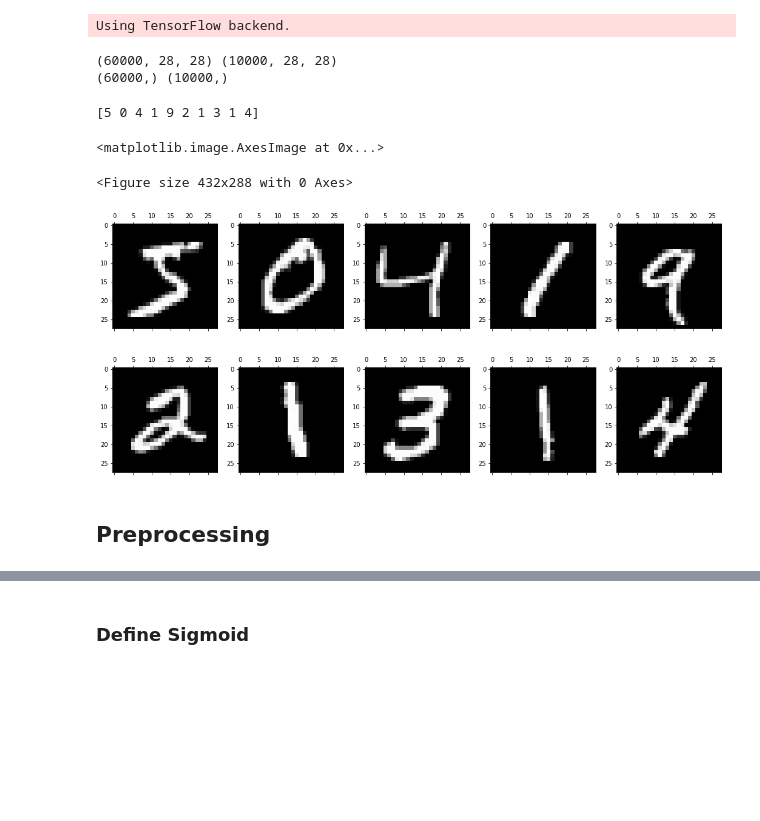
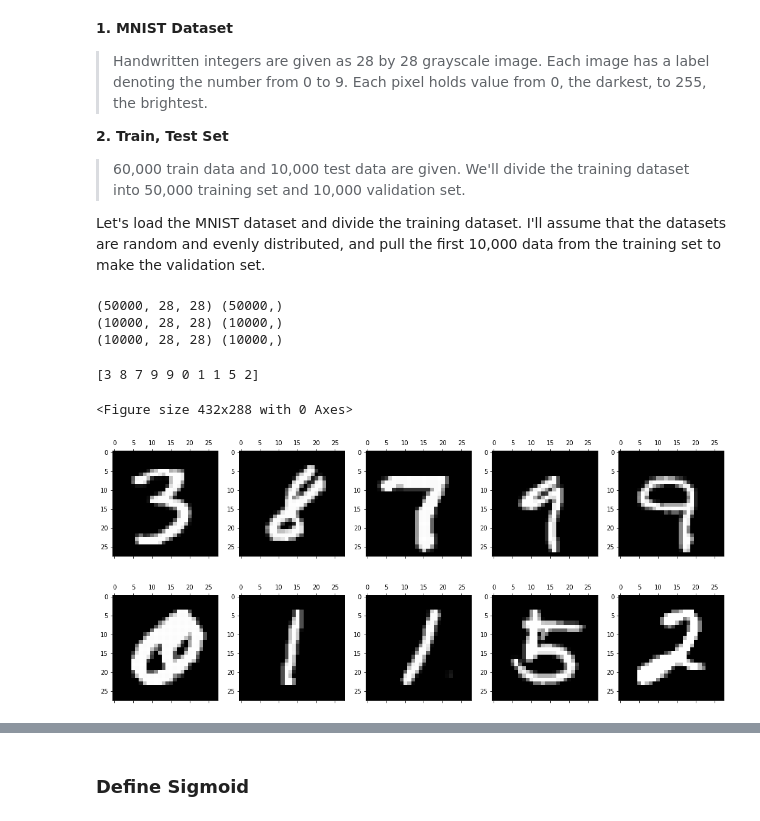
Before and after one commit to arkincognito/ML-from-scrap, a Jupyter notebook: 0604_MiniBatch_BatchNormalization_trial.ipynb, the cells around one changed output, grey strips where cells are left out. Saved outputs shown, nothing was run; the diff lists cells and outputs as text; code cells hidden in the pictures; blank space fills up the shorter version.

```diff
--- a/0604_MiniBatch_BatchNormalization_trial.ipynb
+++ b/0604_MiniBatch_BatchNormalization_trial.ipynb
@@ -36,42 +20,46 @@ warnings.filterwarnings(action='ignore') # 경고 메시지를 숨길 수 있습
+# %% [markdown]
+**1. MNIST Dataset**
+> Handwritten integers are given as 28 by 28 grayscale image. Each image has a label denoting the number from 0 to 9. Each pixel holds value from 0, the darkest, to 255, the brightest.
+
+**2. Train, Test Set**
+> 60,000 train data and 10,000 test data are given. We'll divide the training dataset into 50,000 training set and 10,000 validation set.
+
+Let's load the MNIST dataset and divide the training dataset. I'll assume that the datasets are random and evenly distributed, and pull the first 10,000 data from the training set to make the validation set.
 # %%
 from keras.datasets import mnist
 
-# 케라스 라이브러리에서 MNIST 데이터셋을 불러옵니다.
-# 다소 시간이 걸립니다.
 ((X_train, y_train), (X_test, y_test)) = mnist.load_data()
 
-print(X_train.shape, X_test.shape)
-print(y_train.shape, y_test.shape)
+X_validate = X_train[:10000]
+y_validate = y_train[:10000]
+
+X_train = X_train[10000:]
+y_train = y_train[10000:]
+
+print(X_train.shape, y_train.shape)
+print(X_validate.shape, y_validate.shape)
+print(X_test.shape, y_test.shape)
 # %% [output]
-Using TensorFlow backend.
+(50000, 28, 28) (50000,)
+(10000, 28, 28) (10000,)
+(10000, 28, 28) (10000,)
-(60000, 28, 28) (10000, 28, 28)
-(60000,) (10000,)
-# %%
-# MNIST 데이터셋을 간략히 살펴보겠습니다.
-import matplotlib.pyplot as plt
-%matplotlib inline
-
-plt.gray() # 그레이스케일로 만들어줍니다.
-figures, axes = plt.subplots(nrows=2, ncols=5)
-figures.set_size_inches(18, 8)
-
- # train set 10개만 보겠습니다.
-print(y_train[0:10])
-
-axes[0][0].matshow(X_train[0])
-axes[0][1].matshow(X_train[1])
-axes[0][2].matshow(X_train[2])
-axes[0][3].matshow(X_train[3])
-axes[0][4].matshow(X_train[4])
-axes[1][0].matshow(X_train[5])
-axes[1][1].matshow(X_train[6])
-axes[1][2].matshow(X_train[7])
-axes[1][3].matshow(X_train[8])
-axes[1][4].matshow(X_train[9])
-# %% [output]
-[5 0 4 1 9 2 1 3 1 4]
-<matplotlib.image.AxesImage at 0x...>
-<Figure size 432x288 with 0 Axes>
-[figure, removed]
-# %% [markdown]
-## Preprocessing
+# %%
+# Take a brief look at the MNIST dataset.
+import matplotlib.pyplot as plt
+%matplotlib inline
+
+plt.gray() # plot in grayscale
+nrows, ncols = 2, 5
+figures, axes = plt.subplots(nrows=nrows, ncols=ncols)
+figures.set_size_inches(18, 8)
+
+ # train set 10개만 보겠습니다.
+print(y_train[0:10])
+
+for row in range(nrows):
+  for col in range(ncols):
+    axes[row][col].matshow(X_train[row*5 + col])
+# %% [output]
+[3 8 7 9 9 0 1 1 5 2]
+<Figure size 432x288 with 0 Axes>
+[figure, added]
```
Also changed, not shown: parts of 10 cells of this notebook.
